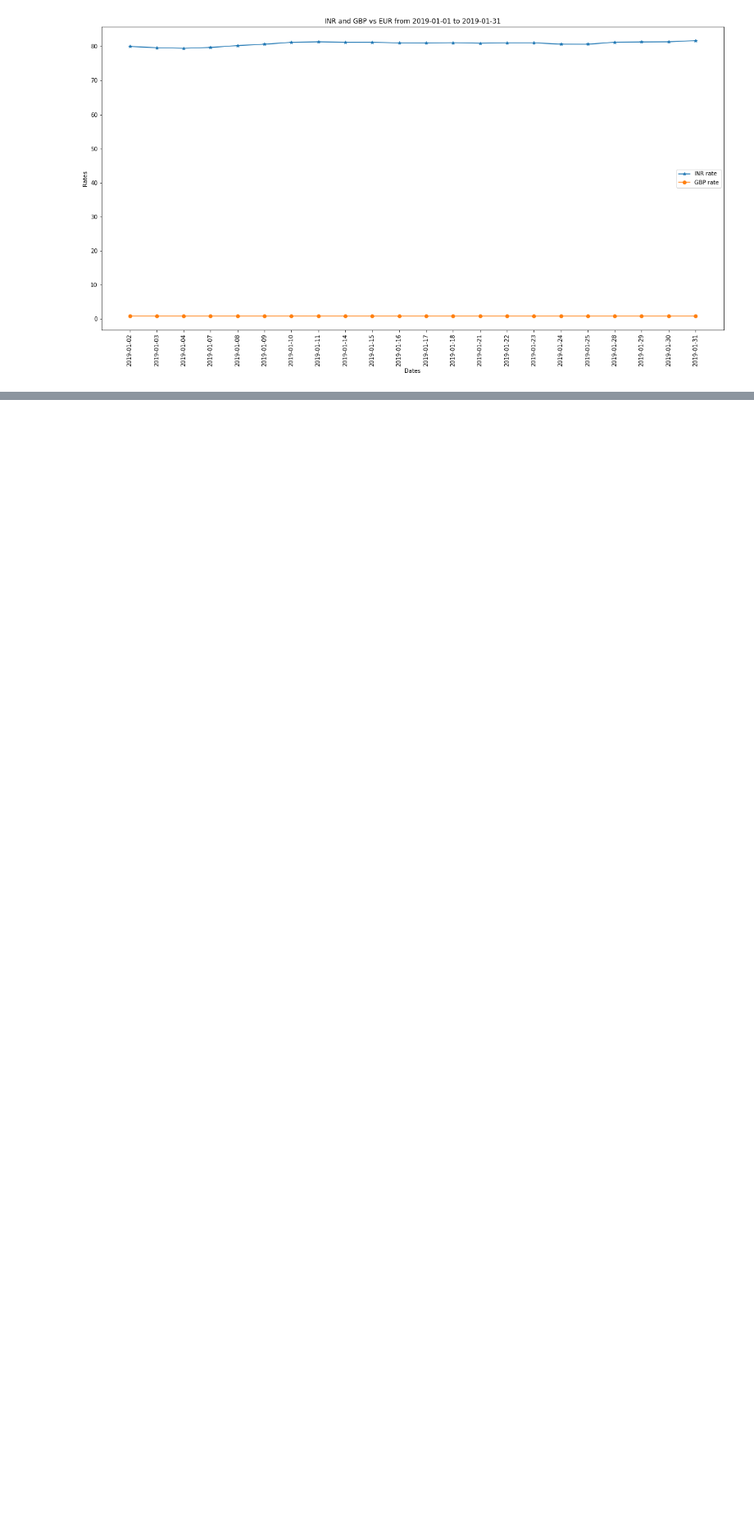
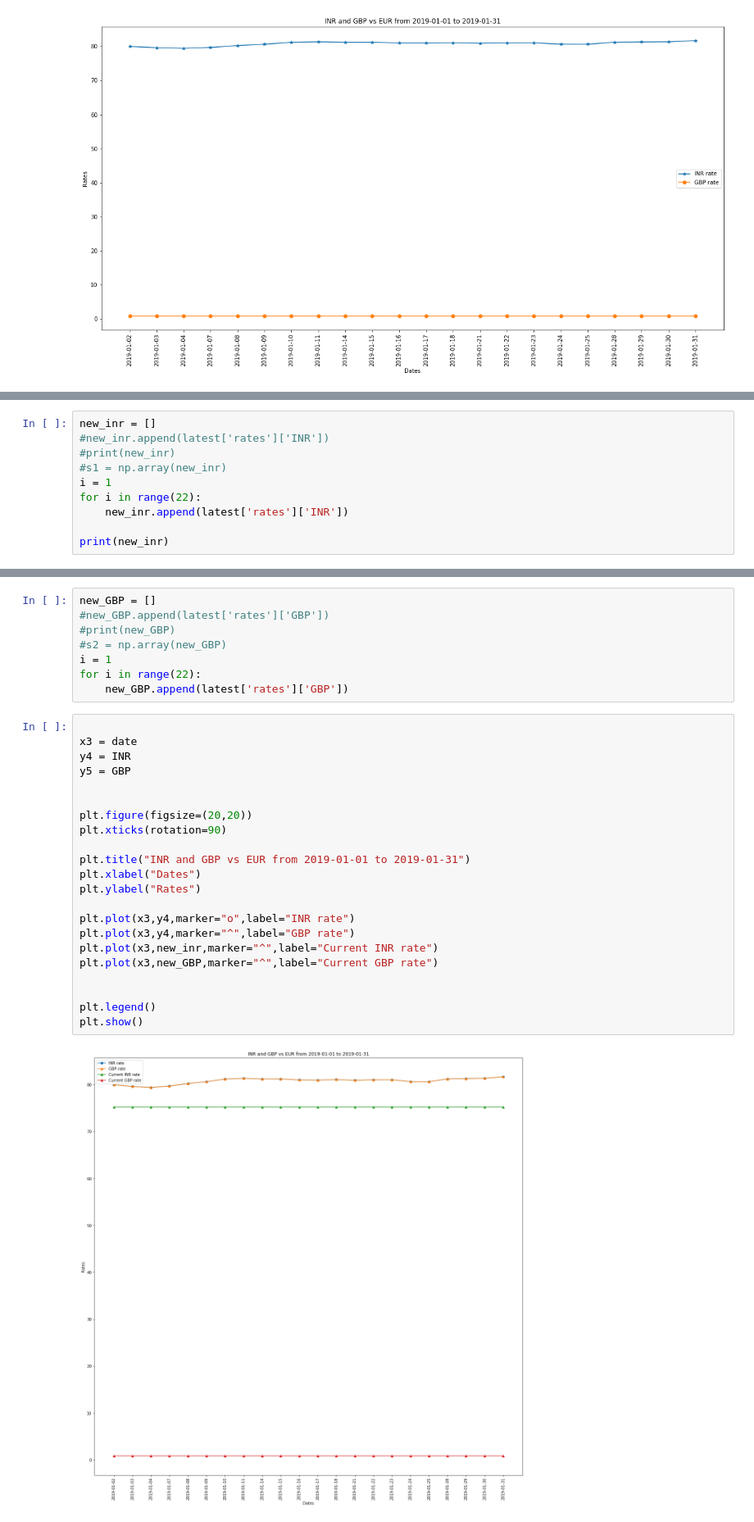
Before and after one commit to Technofy7/2020-interns, a Jupyter notebook: ProgramFile.ipynb, the cells around one changed output, grey strips where cells are left out. Shown at 82% size. Saved outputs shown, nothing was run; the diff lists cells and outputs as text; blank space fills up the shorter version.

```diff
--- a/ProgramFile.ipynb
+++ b/ProgramFile.ipynb
@@ -171,0 +196,10 @@ plt.show()
+# %%
+new_inr = []
+#new_inr.append(latest['rates']['INR'])
+#print(new_inr)
+#s1 = np.array(new_inr)
+i = 1
+for i in range(22):
+    new_inr.append(latest['rates']['INR'])
+
+print(new_inr)
@@ -171,0 +208,32 @@ plt.show()
+# %%
+new_GBP = []
+#new_GBP.append(latest['rates']['GBP'])
+#print(new_GBP)
+#s2 = np.array(new_GBP)
+i = 1
+for i in range(22):
+    new_GBP.append(latest['rates']['GBP'])
+# %%
+
+x3 = date
+y4 = INR
+y5 = GBP
+
+
+plt.figure(figsize=(20,20))
+plt.xticks(rotation=90)
+
+plt.title("INR and GBP vs EUR from 2019-01-01 to 2019-01-31")
+plt.xlabel("Dates")
+plt.ylabel("Rates")
+
+plt.plot(x3,y4,marker="o",label="INR rate")
+plt.plot(x3,y4,marker="^",label="GBP rate")
+plt.plot(x3,new_inr,marker="^",label="Current INR rate")
+plt.plot(x3,new_GBP,marker="^",label="Current GBP rate")
+
+
+plt.legend()
+plt.show()
+# %% [output]
+[figure, added]
```
Also changed, not shown: parts of 3 cells of this notebook.
